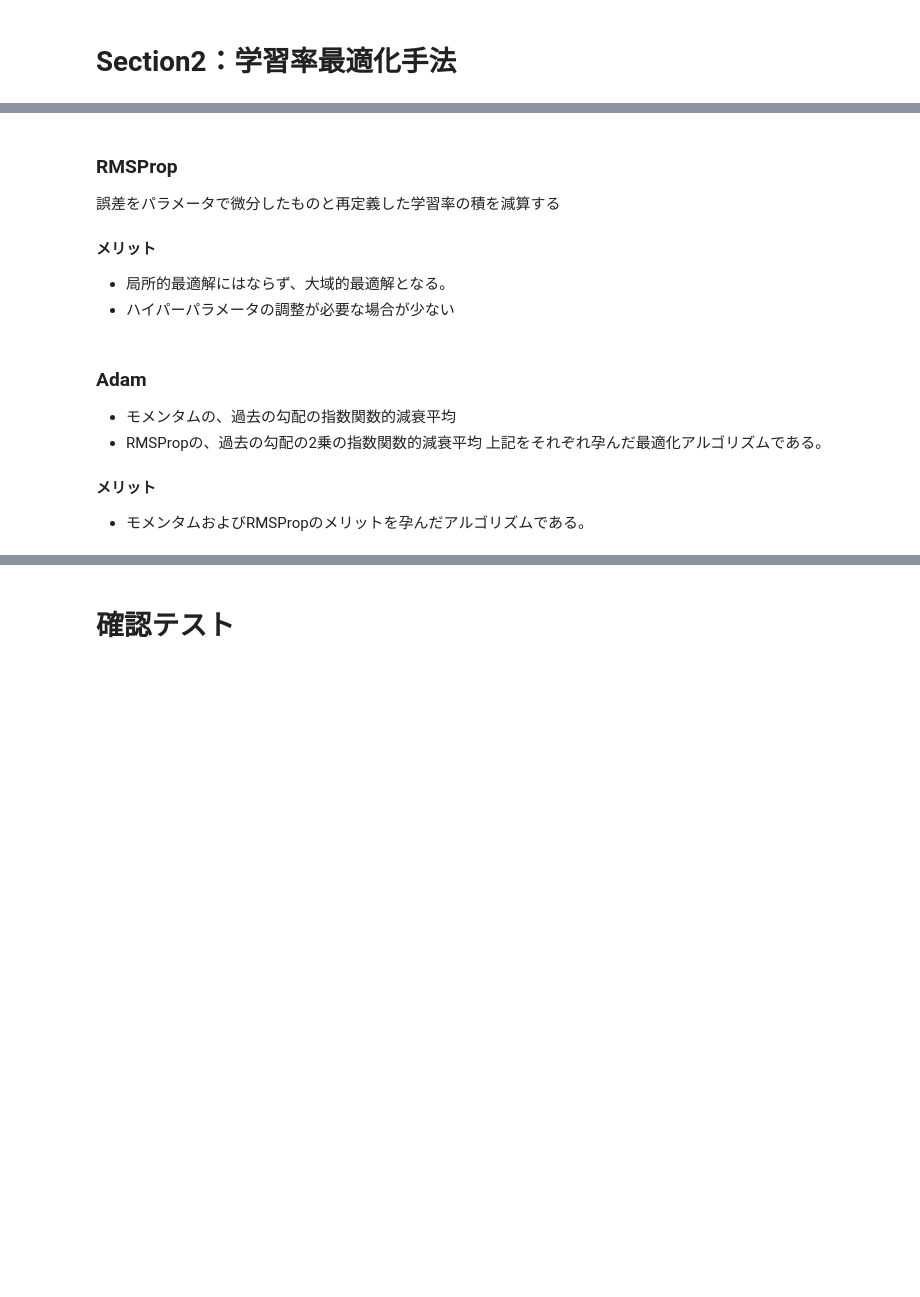
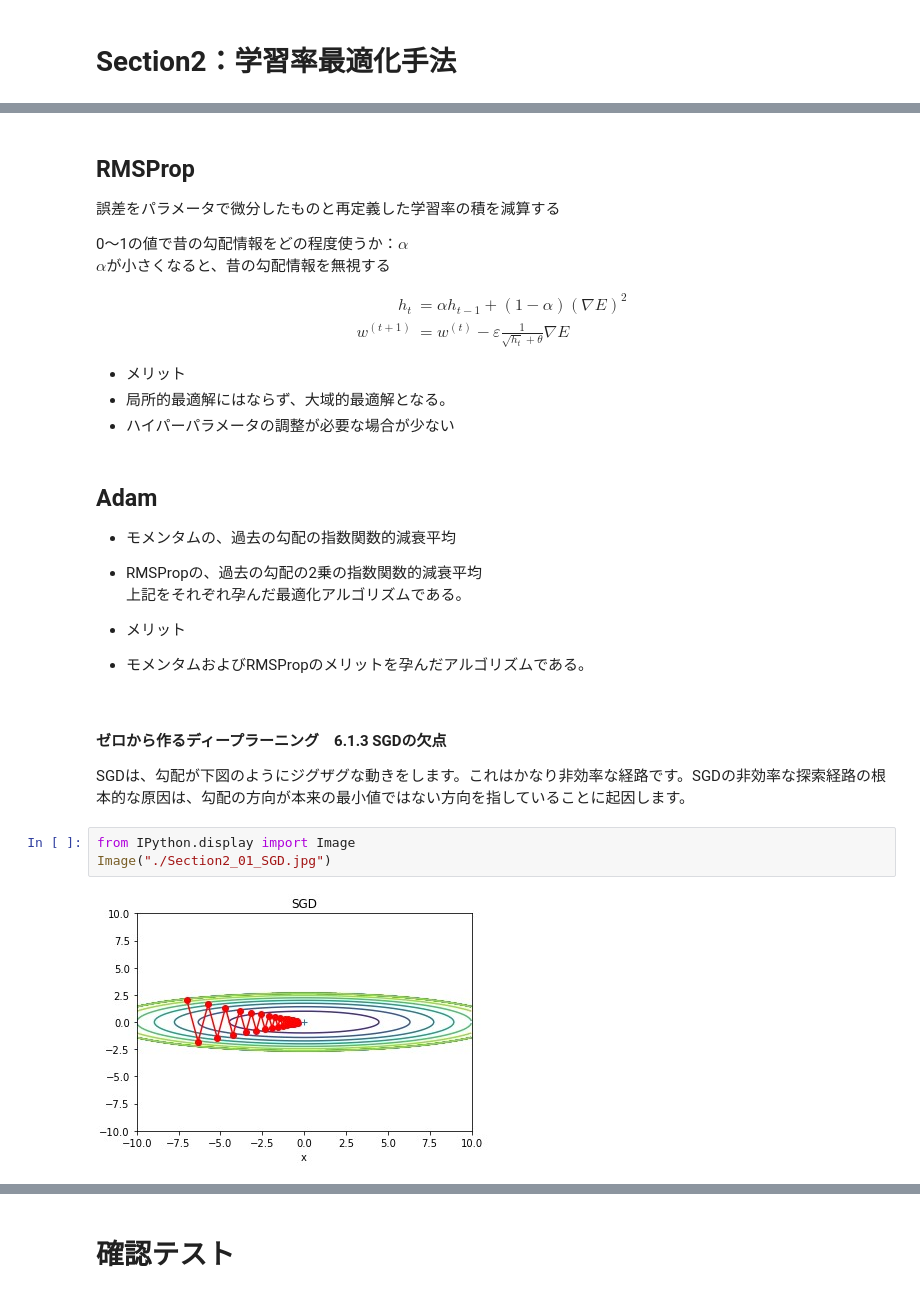
Before and after one commit to takasaki376/rabbit-report, a Jupyter notebook: stage3-day2/Section2：学習率最適化手法.ipynb, the cells around one changed output, grey strips where cells are left out. Cells and saved outputs as stored; diff of their text form; blank space fills up the shorter version.

```diff
--- a/stage3-day2/Section2：学習率最適化手法.ipynb
+++ b/stage3-day2/Section2：学習率最適化手法.ipynb
@@ -20,19 +50,37 @@
 学習率が徐々に小さくなるので、鞍点問題を引き起こす事があった。
 # %% [markdown]
-### RMSProp
+## RMSProp
 誤差をパラメータで微分したものと再定義した学習率の積を減算する
 
-#### メリット
-- 局所的最適解にはならず、大域的最適解となる。
-- ハイパーパラメータの調整が必要な場合が少ない
+0～1の値で昔の勾配情報をどの程度使うか：$\alpha$ \
+$\alpha$が小さくなると、昔の勾配情報を無視する
+
+\begin{aligned}
+h_t &= \alpha h_{t-1} + (1 -\alpha)(\nabla E)^2 \\[8px]
+w^{(t+1)} &= w^{(t)} - \varepsilon \frac{1}{\sqrt{h_t}+\theta} \nabla E
+\end{aligned}
+
+- メリット
+ - 局所的最適解にはならず、大域的最適解となる。
+ - ハイパーパラメータの調整が必要な場合が少ない
 # %% [markdown]
-### Adam
+## Adam
 - モメンタムの、過去の勾配の指数関数的減衰平均
-- RMSPropの、過去の勾配の2乗の指数関数的減衰平均
+- RMSPropの、過去の勾配の2乗の指数関数的減衰平均 \
 上記をそれぞれ孕んだ最適化アルゴリズムである。
 
-#### メリット
-- モメンタムおよびRMSPropのメリットを孕んだアルゴリズムである。
+
+- メリット
+ - モメンタムおよびRMSPropのメリットを孕んだアルゴリズムである。
+# %% [markdown]
+#### ゼロから作るディープラーニング　6.1.3 SGDの欠点
+
+SGDは、勾配が下図のようにジグザグな動きをします。これはかなり非効率な経路です。SGDの非効率な探索経路の根本的な原因は、勾配の方向が本来の最小値ではない方向を指していることに起因します。
+# %%
+from IPython.display import Image
+Image("./Section2_01_SGD.jpg")
+# %% [output]
+[figure, added]
 # %% [markdown]
 #### ゼロから作るディープラーニング　6.1.4 Momentum
 
```
Also changed, not shown: parts of 36 cells of this notebook, 4 other files.
